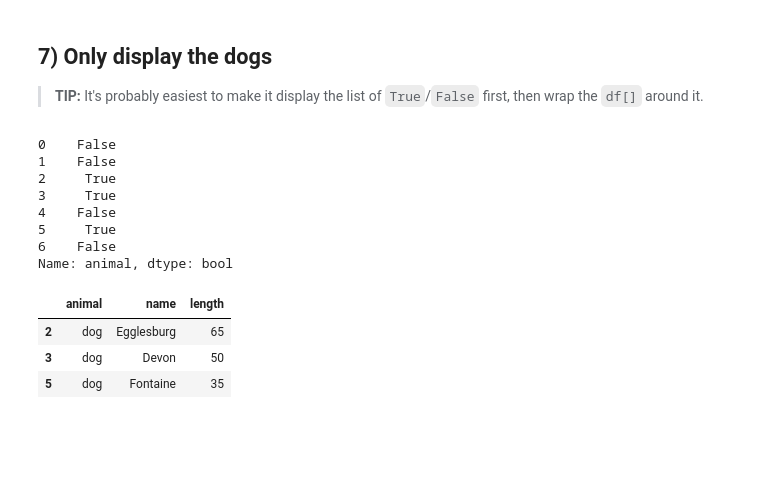
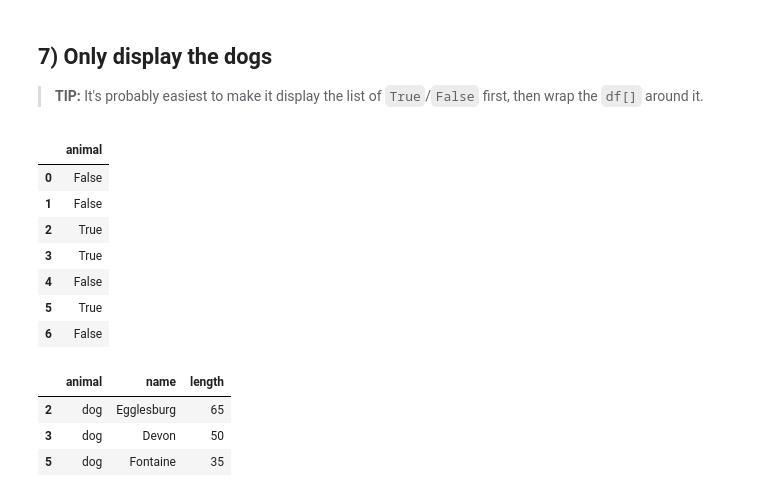
Before and after one commit to patvoe/06-homework, a Jupyter notebook: 01-Animals.ipynb, the cells around one changed output. Drawn from its saved outputs; the diff is of its cells as text; code cells hidden in the pictures; blank space fills up the shorter version.

```diff
--- a/01-Animals.ipynb
+++ b/01-Animals.ipynb
@@ -138,17 +142,18 @@ number of dogs: 3
 ## 7) Only display the dogs
 
 > **TIP:** It's probably easiest to make it display the list of `True`/`False` first, then wrap the `df[]` around it.
-# %%
-df["animal"] == "dog"
-# %% [output]
-0    False
-1    False
-2     True
-3     True
-4    False
-5     True
-6    False
-Name: animal, dtype: bool
+# %%
+# filter the data to display only the dogs
+df[["animal"]] == "dog"
+# %% [output]
+|  | animal |
+| 0 | False |
+| 1 | False |
+| 2 | True |
+| 3 | True |
+| 4 | False |
+| 5 | True |
+| 6 | False |
 # %%
 df[df["animal"] == "dog"]
 # %% [output]
```
Also changed, not shown: parts of 16 cells of this notebook.
